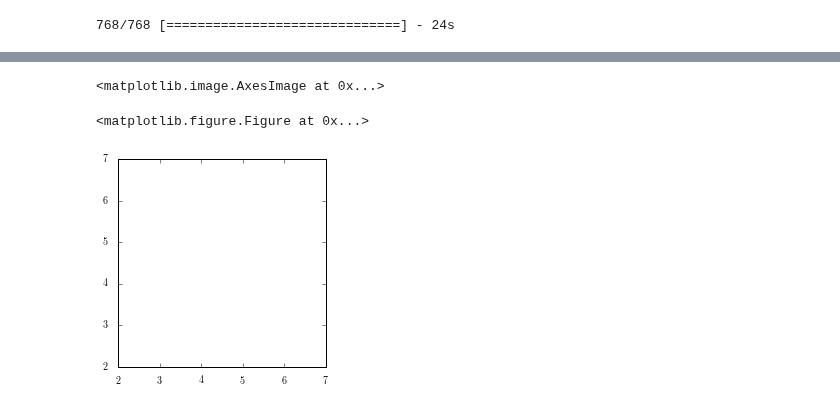
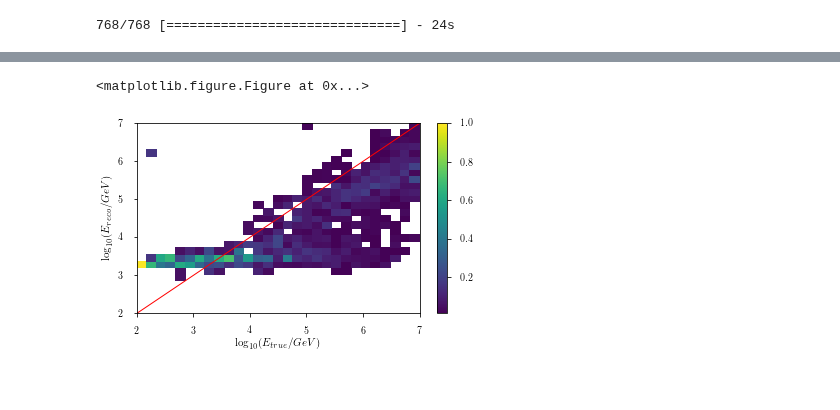
Before and after one commit to tglauch/DeepIceLearning, a Jupyter notebook: Evaluate_Model.ipynb, the cells around one changed output, grey strips where cells are left out. Drawn from its saved outputs; the diff is of its cells as text; code cells hidden in the pictures.

```diff
--- a/Evaluate_Model.ipynb
+++ b/Evaluate_Model.ipynb
@@ -49,12 +55,19 @@ plt.show()
-# %%
-
-H, xedges, yedges = np.histogram2d(test_out, np.squeeze(res), bins=(np.linspace(2,7,10), np.linspace(2,7,10)))
-H = H.T  # Let each row list bins with common y range.
-H=[np.array(i)/np.sum(i) for i in H]
-fig, ax = newfig(0.9)
-plt.imshow(H, interpolation='nearest', origin='low',
-           extent=[xedges[0], xedges[-1], yedges[0], yedges[-1]])
-# %% [output]
-<matplotlib.image.AxesImage at 0x...>
-<matplotlib.figure.Figure at 0x...>
-[figure, removed]
+# %%
+
+H, xedges, yedges = np.histogram2d(plot_data[1], plot_data[0], bins=(np.linspace(2,7,30), np.linspace(2,7,30)))
+H=np.array([np.array(i)/np.sum(i) for i in H])
+H = H.T  # Let each row list bins with common y range.
+fig, ax = newfig(0.9)
+X, Y = np.meshgrid(xedges, yedges)
+ax.plot(np.linspace(2,7,10), np.linspace(2,7,10),color='red')
+H= np.ma.array(H)
+H.mask = H == 0
+cbar = ax.pcolormesh(X, Y, H)
+plt.colorbar(cbar)
+ax.set_xlabel(r'$\log_{10}(E_{true}/GeV)$')
+ax.set_ylabel(r'$\log_{10}(E_{reco}/GeV)$')
+plt.savefig('latest_network_density.pdf')
+plt.show()
+# %% [output]
+<matplotlib.figure.Figure at 0x...>
+[figure, added]
```
Also changed, not shown: parts of 5 cells of this notebook.
